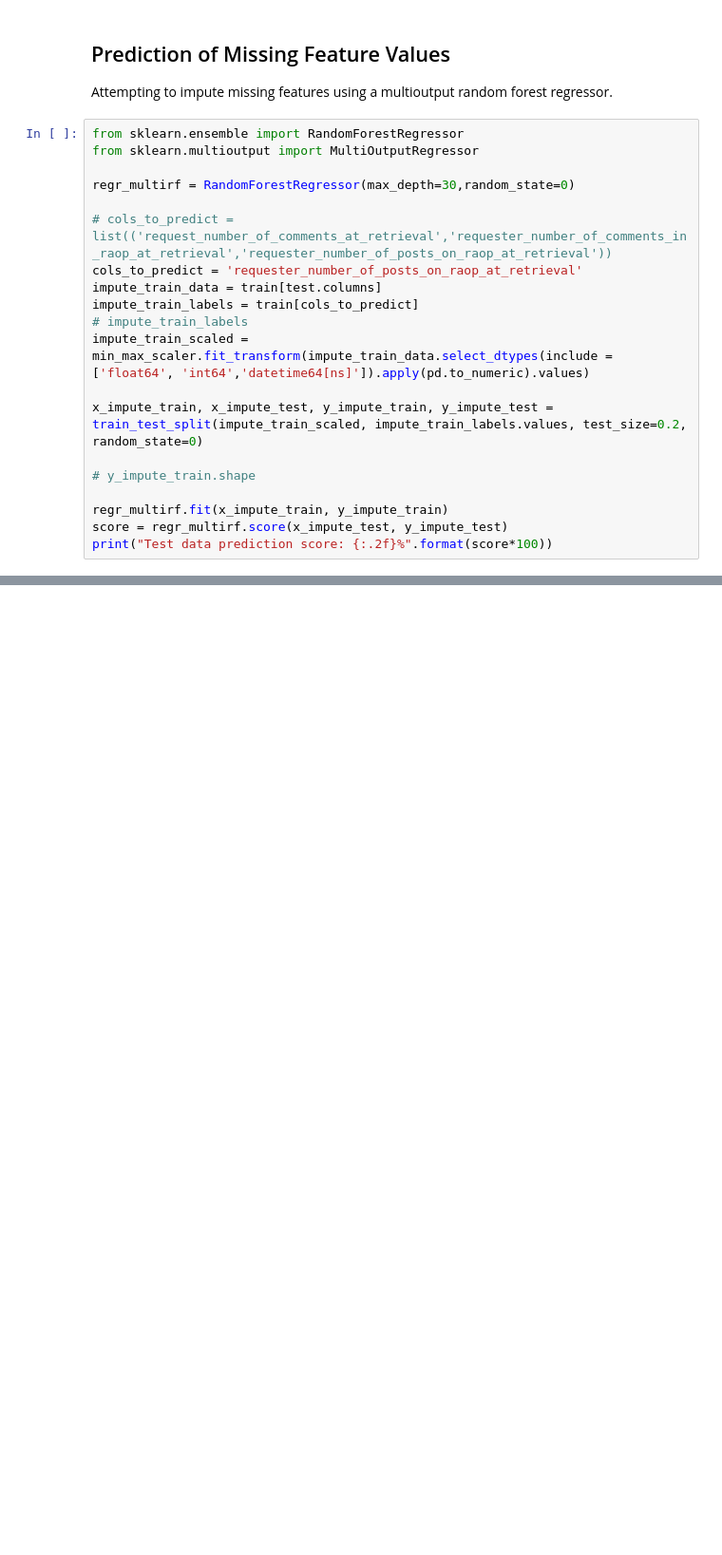
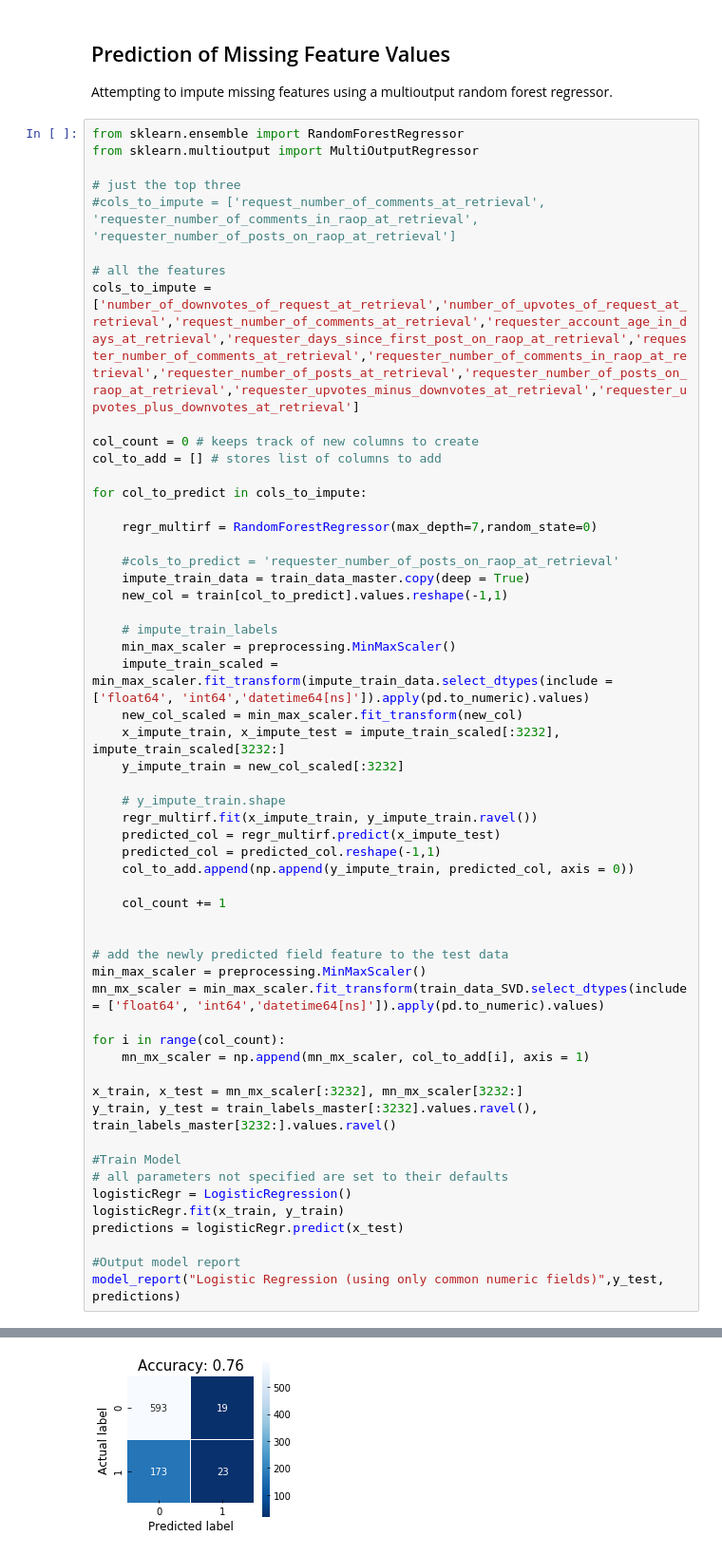
Before and after one commit to zach-merritt/teampizza, a Jupyter notebook: scripts/Dimensionality_Reduction_KMeans_Arnoldy_Boardman_Merritt_Gifford-checkpoint.ipynb, the cells around one changed output, grey strips where cells are left out. Shown at 95% size. Cells and saved outputs as stored; diff of their text form; blank space fills up the shorter version.

```diff
--- a/scripts/Dimensionality_Reduction_KMeans_Arnoldy_Boardman_Merritt_Gifford-checkpoint.ipynb
+++ b/scripts/Dimensionality_Reduction_KMeans_Arnoldy_Boardman_Merritt_Gifford-checkpoint.ipynb
@@ -882,23 +839,59 @@ Based on these relationships, we'll isolate these three variables for further an
 # %% [markdown]
 ## Prediction of Missing Feature Values
 Attempting to impute missing features using a multioutput random forest regressor.
-# %%
-from sklearn.ensemble import RandomForestRegressor
-from sklearn.multioutput import MultiOutputRegressor
-
-regr_multirf = RandomForestRegressor(max_depth=30,random_state=0)
-
-# cols_to_predict = list(('request_number_of_comments_at_retrieval','requester_number_of_comments_in_raop_at_retrieval','requester_number_of_posts_on_raop_at_retrieval'))
-cols_to_predict = 'requester_number_of_posts_on_raop_at_retrieval'
-impute_train_data = train[test.columns]
-impute_train_labels = train[cols_to_predict]
-# impute_train_labels
-impute_train_scaled = min_max_scaler.fit_transform(impute_train_data.select_dtypes(include = ['float64', 'int64','datetime64[ns]']).apply(pd.to_numeric).values)
-
-x_impute_train, x_impute_test, y_impute_train, y_impute_test = train_test_split(impute_train_scaled, impute_train_labels.values, test_size=0.2, random_state=0)
-
-# y_impute_train.shape
-
-regr_multirf.fit(x_impute_train, y_impute_train)
-score = regr_multirf.score(x_impute_test, y_impute_test)
-print("Test data prediction score: {:.2f}%".format(score*100))
+# %%
+from sklearn.ensemble import RandomForestRegressor
+from sklearn.multioutput import MultiOutputRegressor
+
+# just the top three
+#cols_to_impute = ['request_number_of_comments_at_retrieval', 'requester_number_of_comments_in_raop_at_retrieval', 'requester_number_of_posts_on_raop_at_retrieval']
+
+# all the features
+cols_to_impute = ['number_of_downvotes_of_request_at_retrieval','number_of_upvotes_of_request_at_retrieval','request_number_of_comments_at_retrieval','requester_account_age_in_days_at_retrieval','requester_days_since_first_post_on_raop_at_retrieval','requester_number_of_comments_at_retrieval','requester_number_of_comments_in_raop_at_retrieval','requester_number_of_posts_at_retrieval','requester_number_of_posts_on_raop_at_retrieval','requester_upvotes_minus_downvotes_at_retrieval','requester_upvotes_plus_downvotes_at_retrieval']
+
+col_count = 0 # keeps track of new columns to create
+col_to_add = [] # stores list of columns to add
+
+for col_to_predict in cols_to_impute:
+
+    regr_multirf = RandomForestRegressor(max_depth=7,random_state=0)
+
+    #cols_to_predict = 'requester_number_of_posts_on_raop_at_retrieval'
+    impute_train_data = train_data_master.copy(deep = True)
+    new_col = train[col_to_predict].values.reshape(-1,1)
+
+    # impute_train_labels
+    min_max_scaler = preprocessing.MinMaxScaler()
+    impute_train_scaled = min_max_scaler.fit_transform(impute_train_data.select_dtypes(include = ['float64', 'int64','datetime64[ns]']).apply(pd.to_numeric).values)
+    new_col_scaled = min_max_scaler.fit_transform(new_col)
+    x_impute_train, x_impute_test = impute_train_scaled[:3232], impute_train_scaled[3232:]
+    y_impute_train = new_col_scaled[:3232]
+
+    # y_impute_train.shape
+    regr_multirf.fit(x_impute_train, y_impute_train.ravel())
+    predicted_col = regr_multirf.predict(x_impute_test)
+    predicted_col = predicted_col.reshape(-1,1)
+    col_to_add.append(np.append(y_impute_train, predicted_col, axis = 0))
+
+    col_count += 1
+
+
+# add the newly predicted field feature to the test data
+min_max_scaler = preprocessing.MinMaxScaler()
+mn_mx_scaler = min_max_scaler.fit_transform(train_data_SVD.select_dtypes(include = ['float64', 'int64','datetime64[ns]']).apply(pd.to_numeric).values)
+
+for i in range(col_count):
+    mn_mx_scaler = np.append(mn_mx_scaler, col_to_add[i], axis = 1)
+
+x_train, x_test = mn_mx_scaler[:3232], mn_mx_scaler[3232:]
+y_train, y_test = train_labels_master[:3232].values.ravel(), train_labels_master[3232:].values.ravel()
+
+#Train Model
+# all parameters not specified are set to their defaults
+logisticRegr = LogisticRegression()
+logisticRegr.fit(x_train, y_train)
+predictions = logisticRegr.predict(x_test)
+
+#Output model report
+model_report("Logistic Regression (using only common numeric fields)",y_test, predictions)
+# %% [output]
@@ -904,0 +906 @@ print("Test data prediction score: {:.2f}%".format(score*100))
+[figure, added]
```
Also changed, not shown: parts of 13 cells of this notebook.
